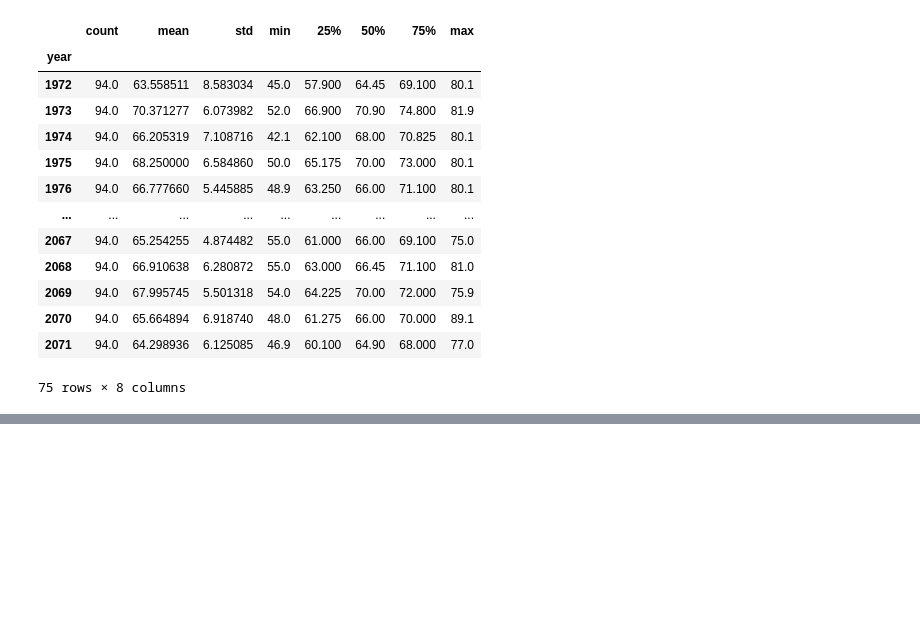
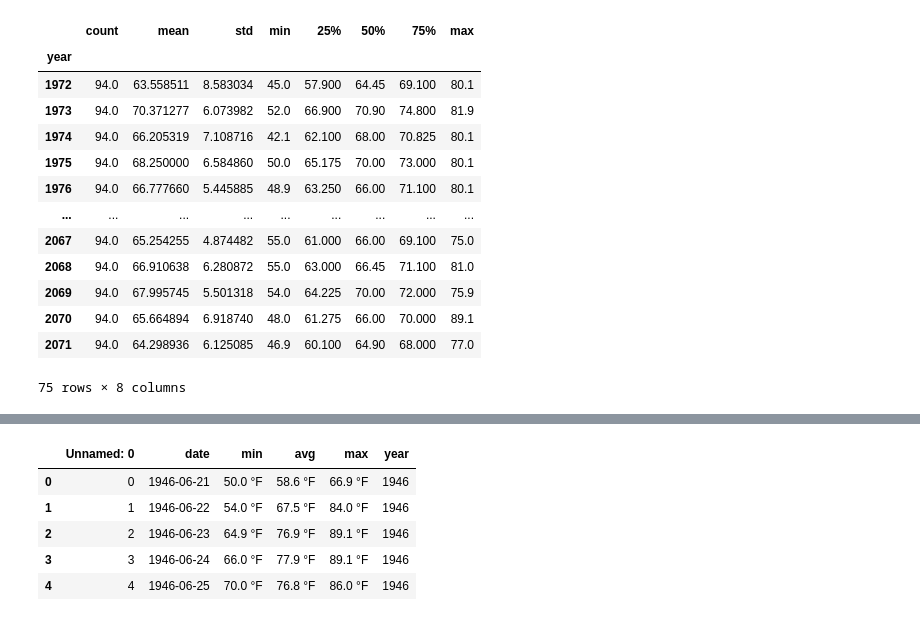
Before and after one commit to gk400/418-final-project, a Jupyter notebook: devika.ipynb, the cells around one changed output, grey strips where cells are left out. Drawn from its saved outputs; the diff is of its cells as text; code cells hidden in the pictures; blank space fills up the shorter version.

Commit message:
Fixed data format in csv

```diff
--- a/devika.ipynb
+++ b/devika.ipynb
@@ -86,0 +194,33 @@ summer_df.groupby(['year'])['min'].describe()
+# %%
+
+
+# for date in summer_dates[:10]:
+#     getData(test_winter_df, date)
+# test_winter_df.to_csv("test_summer_data.csv")
+
+# tw_df = pd.read_csv("test_summer_data.csv")
+# tw_df['year'] = pd.DatetimeIndex(tw_df['date']).year
+# tw_df.head()
+
+
+
+# Remove ºF from temperature data
+def removeUnit(val):
+    ''' Removes the unit from the value. Returns value.'''
+    new = str(val)
+    new = new[ : new.find(' ')]
+    return new
+
+winter_df['min'] = winter_df['min'].apply(removeUnit)
+winter_df['avg'] = winter_df['avg'].apply(removeUnit)
+winter_df['max'] = winter_df['max'].apply(removeUnit)
+summer_df['min'] = summer_df['min'].apply(removeUnit)
+summer_df['avg'] = summer_df['avg'].apply(removeUnit)
+summer_df['max'] = summer_df['max'].apply(removeUnit)
+# %% [output]
+|  | Unnamed: 0 | date | min | avg | max | year |
+| 0 | 0 | 1946-06-21 | 50.0 °F | 58.6 °F | 66.9 °F | 1946 |
+| 1 | 1 | 1946-06-22 | 54.0 °F | 67.5 °F | 84.0 °F | 1946 |
+| 2 | 2 | 1946-06-23 | 64.9 °F | 76.9 °F | 89.1 °F | 1946 |
+| 3 | 3 | 1946-06-24 | 66.0 °F | 77.9 °F | 89.1 °F | 1946 |
+| 4 | 4 | 1946-06-25 | 70.0 °F | 76.8 °F | 86.0 °F | 1946 |
```
Also changed, not shown: parts of 10 cells of this notebook, 3 other files.
